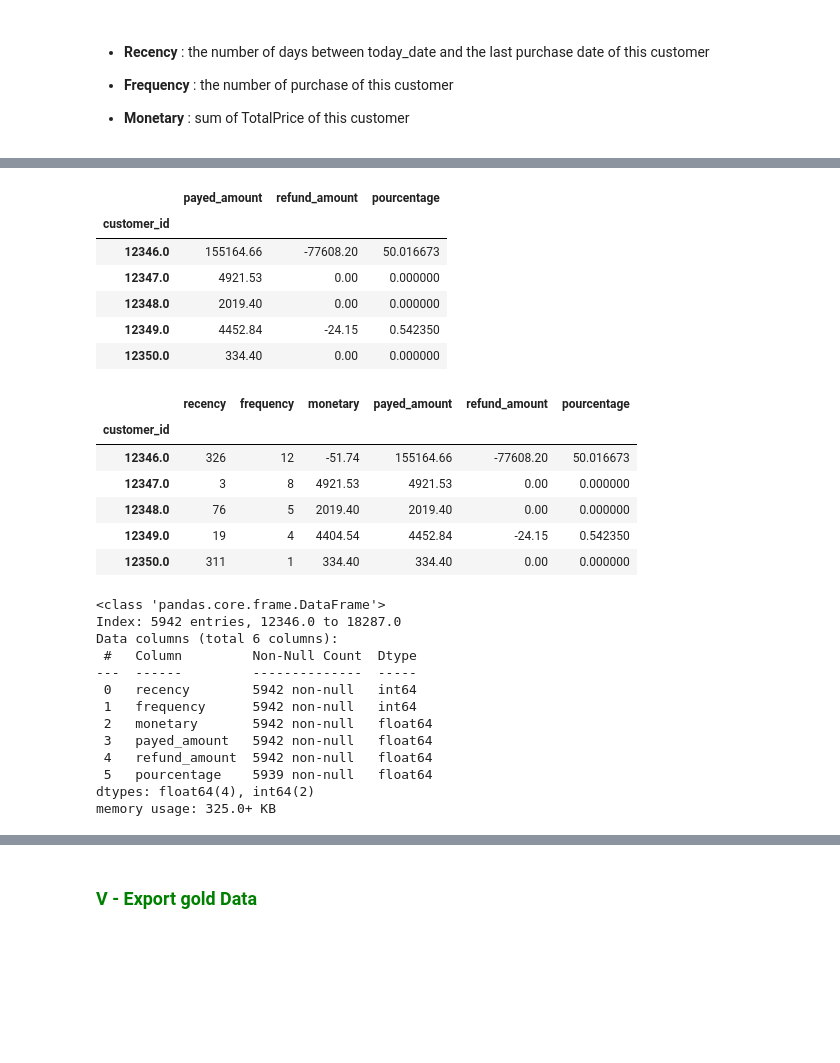
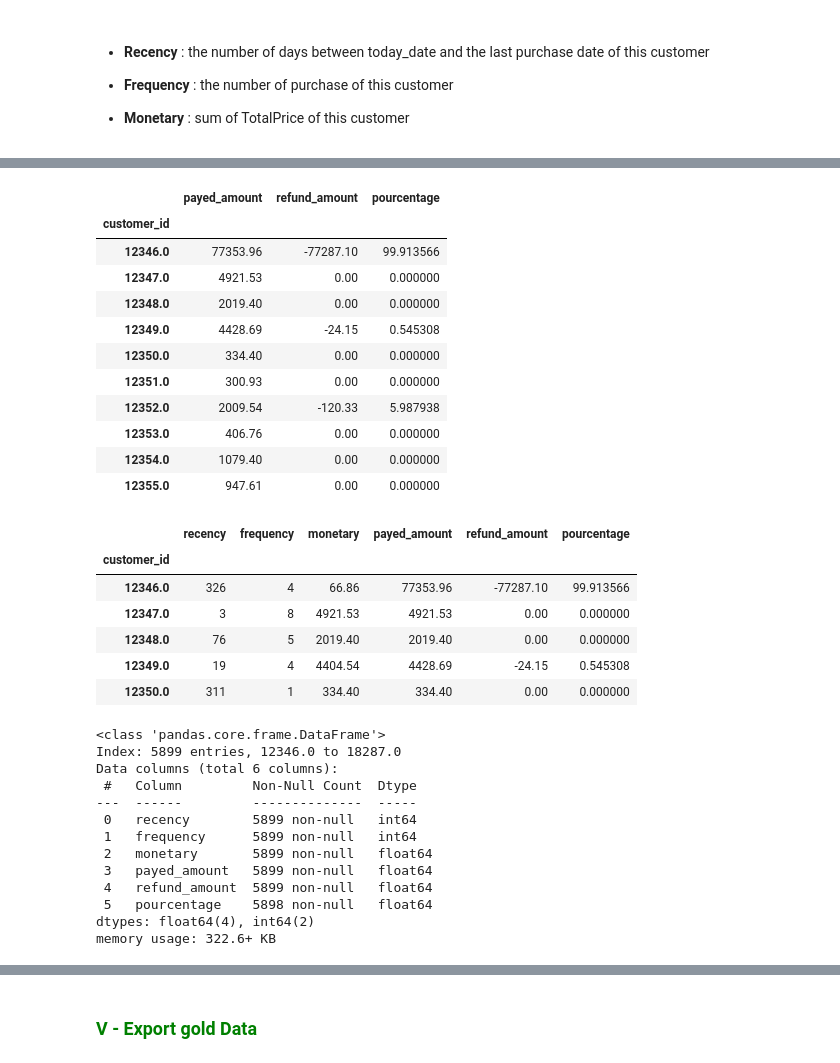
Before and after one commit to Noura-ou/projet_segmentation_client, a Jupyter notebook: src/02_feature_engineering.ipynb, the cells around one changed output, grey strips where cells are left out. Drawn from its saved outputs; the diff is of its cells as text; code cells hidden in the pictures; blank space fills up the shorter version.

Commit message:
rfm data

```diff
--- a/src/02_feature_engineering.ipynb
+++ b/src/02_feature_engineering.ipynb
@@ -53,6 +53,8 @@ data.head()
 | 2 | 489434 | 79323W | WHITE CHERRY LIGHTS | 12 | 2009-12-01 07:45:00 | 6.75 | 13085.0 | United Kingdom | ... |
 | 3 | 489434 | 22041 | RECORD FRAME 7" SINGLE SIZE | 48 | 2009-12-01 07:45:00 | 2.10 | 13085.0 | United Kingdom | ... |
 | 4 | 489434 | 21232 | STRAWBERRY CERAMIC TRINKET BOX | 24 | 2009-12-01 07:45:00 | 1.25 | 13085.0 | United Kingdom | ... |
+# %%
+data = data[(data['stock_code'] != 'TEST001') & (data['stock_code'] != 'D') & (data['stock_code'] != 'M')]
 # %% [markdown]
 ### <font color="green"> ||| - RFM Analysis </font>
 # %% [markdown]
@@ -126,18 +125,23 @@ df_cancelled.head(6)
 | 182 | C489449 | 22083 | PAPER CHAIN KIT RETRO SPOT | -12 | 2009-12-01 10:33:00 | 2.95 | 16321.0 | Australia | ... |
 | 183 | C489449 | 21871 | SAVE THE PLANET MUG | -12 | 2009-12-01 10:33:00 | 1.25 | 16321.0 | Australia | ... |
 # %%
-df_churn_custmer = data.groupby("customer_id").agg({"total_price": [lambda x: abs(x).sum(), lambda x: x[x < 0].sum(), lambda x : abs(x[x < 0].sum()*100/abs(x).sum()) ]})
+df_churn_custmer = data.groupby("customer_id").agg({"total_price": [lambda x: x[x > 0].sum(), lambda x: x[x < 0].sum(), lambda x : abs(x[x < 0].sum()*100/x[x > 0].sum()) ]})
 df_churn_custmer.columns = ['payed_amount', 'refund_amount', 'pourcentage']
 # %%
-df_churn_custmer.head()
+df_churn_custmer.head(10)
 # %% [output]
 |  | payed_amount | refund_amount | pourcentage |
 | customer_id |  |  |  |
-| 12346.0 | 155164.66 | -77608.20 | 50.016673 |
+| 12346.0 | 77353.96 | -77287.10 | 99.913566 |
 | 12347.0 | 4921.53 | 0.00 | 0.000000 |
 | 12348.0 | 2019.40 | 0.00 | 0.000000 |
-| 12349.0 | 4452.84 | -24.15 | 0.542350 |
+| 12349.0 | 4428.69 | -24.15 | 0.545308 |
 | 12350.0 | 334.40 | 0.00 | 0.000000 |
+| 12351.0 | 300.93 | 0.00 | 0.000000 |
+| 12352.0 | 2009.54 | -120.33 | 5.987938 |
+| 12353.0 | 406.76 | 0.00 | 0.000000 |
+| 12354.0 | 1079.40 | 0.00 | 0.000000 |
+| 12355.0 | 947.61 | 0.00 | 0.000000 |
 # %%
 rfm_data =pd.merge(RFM_data, df_churn_custmer, on='customer_id')
 # %%
@@ -145,24 +149,24 @@ rfm_data.head()
 # %% [output]
 |  | recency | frequency | monetary | payed_amount | refund_amount | pourcentage |
 | customer_id |  |  |  |  |  |  |
-| 12346.0 | 326 | 12 | -51.74 | 155164.66 | -77608.20 | 50.016673 |
+| 12346.0 | 326 | 4 | 66.86 | 77353.96 | -77287.10 | 99.913566 |
 | 12347.0 | 3 | 8 | 4921.53 | 4921.53 | 0.00 | 0.000000 |
 | 12348.0 | 76 | 5 | 2019.40 | 2019.40 | 0.00 | 0.000000 |
-| 12349.0 | 19 | 4 | 4404.54 | 4452.84 | -24.15 | 0.542350 |
+| 12349.0 | 19 | 4 | 4404.54 | 4428.69 | -24.15 | 0.545308 |
 | 12350.0 | 311 | 1 | 334.40 | 334.40 | 0.00 | 0.000000 |
 # %%
 rfm_data.info()
 # %% [output]
 <class 'pandas.core.frame.DataFrame'>
-Index: 5942 entries, 12346.0 to 18287.0
+Index: 5899 entries, 12346.0 to 18287.0
 Data columns (total 6 columns):
  #   Column         Non-Null Count  Dtype
 ---  ------         --------------  -----
- 0   recency        5942 non-null   int64
- 1   frequency      5942 non-null   int64
- 2   monetary       5942 non-null   float64
- 3   payed_amount   5942 non-null   float64
- 4   refund_amount  5942 non-null   float64
- 5   pourcentage    5939 non-null   float64
+ 0   recency        5899 non-null   int64
+ 1   frequency      5899 non-null   int64
+ 2   monetary       5899 non-null   float64
+ 3   payed_amount   5899 non-null   float64
+ 4   refund_amount  5899 non-null   float64
+ 5   pourcentage    5898 non-null   float64
 dtypes: float64(4), int64(2)
-memory usage: 325.0+ KB
+memory usage: 322.6+ KB
```
Also changed, not shown: parts of 6 cells of this notebook, 2 other files.
